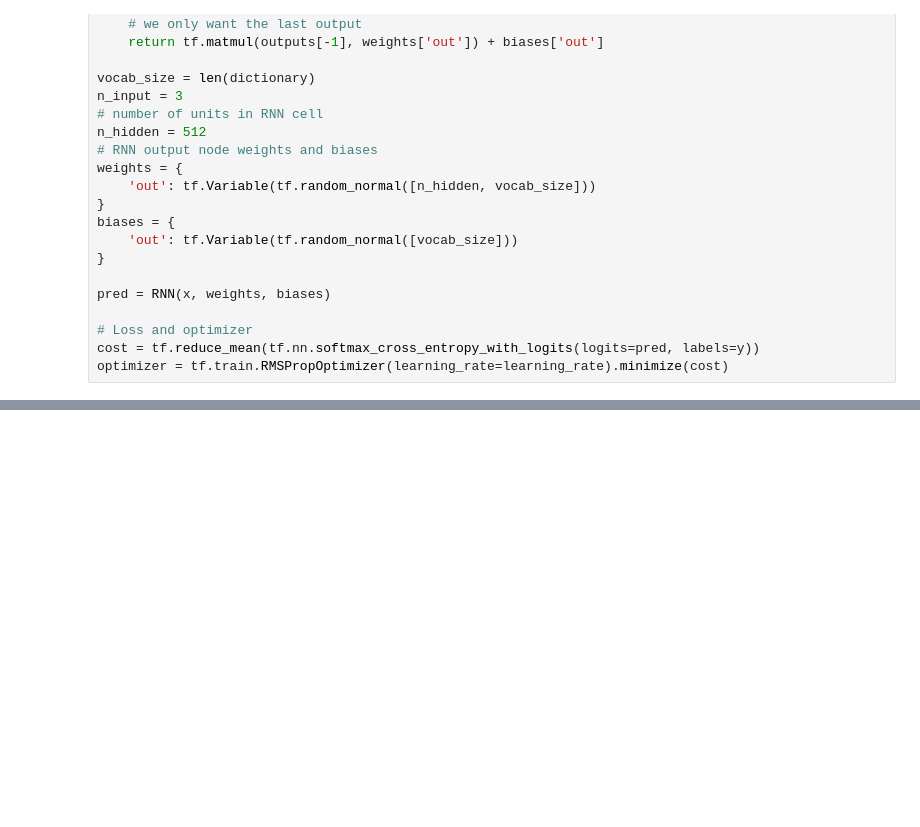
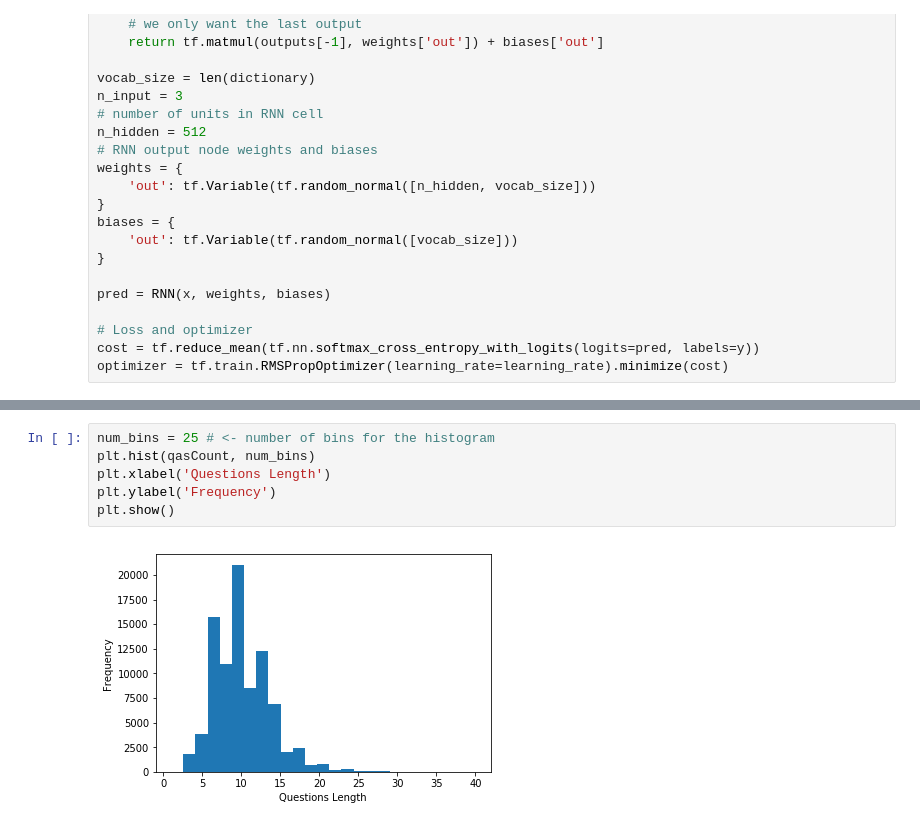
Before and after one commit to PratikJaipuria/QuestionAnsweringSystem, a Jupyter notebook: Preprocessing.ipynb, the cells around one changed output, grey strips where cells are left out. Drawn from its saved outputs; the diff is of its cells as text; blank space fills up the shorter version.

```diff
--- a/Preprocessing.ipynb
+++ b/Preprocessing.ipynb
@@ -143,0 +169,8 @@ optimizer = tf.train.RMSPropOptimizer(learning_rate=learning_rate).minimize(cost
+# %%
+num_bins = 25 # <- number of bins for the histogram
+plt.hist(qasCount, num_bins)
+plt.xlabel('Questions Length')
+plt.ylabel('Frequency')
+plt.show()
+# %% [output]
+[figure, added]
```
Also changed, not shown: parts of 6 cells of this notebook, 3 other files.
